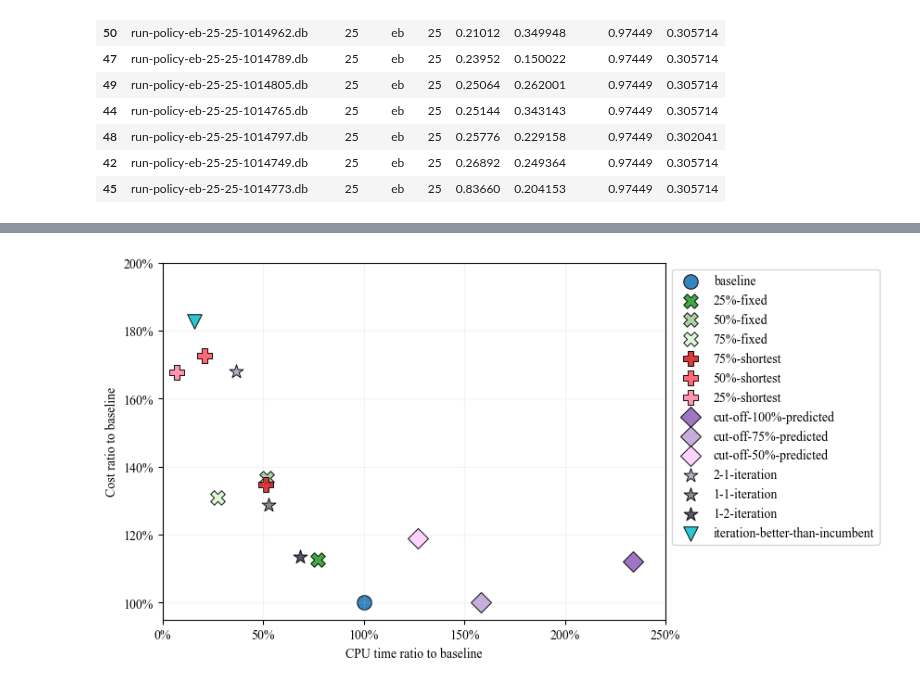
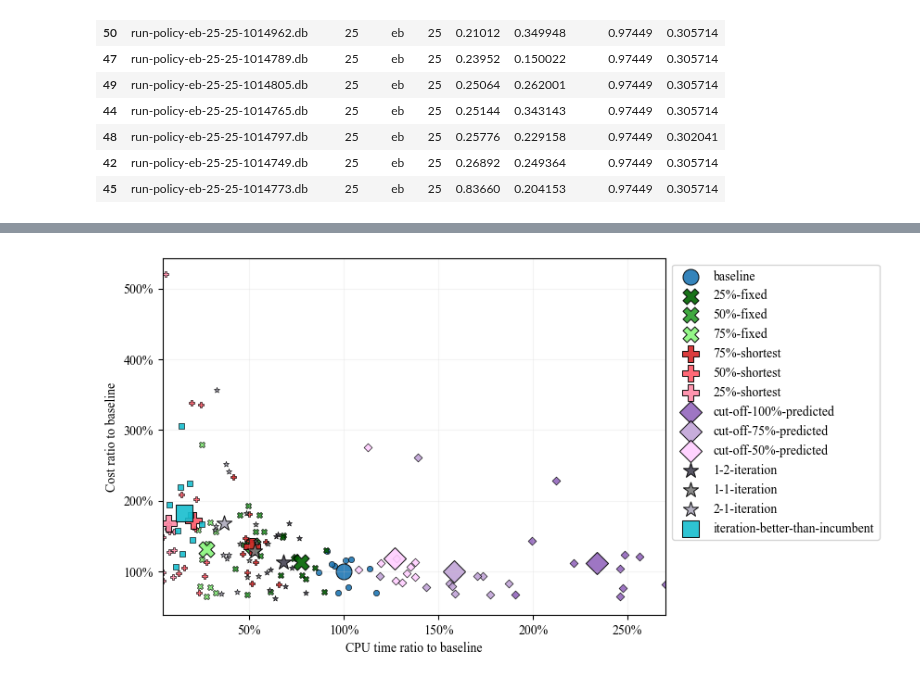
Before and after one commit to zakrzewow/raw-algorithm-portfolios, a Jupyter notebook: results.ipynb, the cells around one changed output, grey strips where cells are left out. Cells and saved outputs as stored; diff of their text form; code cells hidden in the pictures.

```diff
--- a/results.ipynb
+++ b/results.ipynb
@@ -238,9 +222,9 @@ fig, ax = plt.subplots(figsize=(7, 5))
 
 COLORS = {
     ("baseline", ""): "#1f77b4",
-    ("ea", "25"): "#2ca02c",
-    ("ea", "50"): "#a4cb9b",
-    ("ea", "75"): "#ddf8d6",
+    ("ea", "25"): "#006300",
+    ("ea", "50"): "#2ca02c",
+    ("ea", "75"): "#89f57b",
     ("eb", "75"): "#d62728",
     ("eb", "50"): "#ff5968",
     ("eb", "25"): "#ff8aa7",
@@ -271,35 +255,49 @@ LABELS = {
 }
 
 MARKERS = {
     "baseline": "o",
     "ea": "X",
     "eb": "P",
     "ec": "D",
     "ia": "*",
-    "ib": "v",
+    "ib": "s",
 }
+BASELINE_COST = df25_agg.at[("baseline", ""), "cost"]
+BASELINE_CPU_TIME = df25_agg.at[("baseline", ""), "cpu_time"]
 
 for (policy, parg), row in df25_agg.iterrows():
+    _ = df.loc[(df["policy"] == policy) & (df["parg"] == parg)]
+    plt.scatter(
+        _["cpu_time"] / BASELINE_CPU_TIME,
+        _["cost"] / BASELINE_COST,
+        s=20,
+        alpha=0.9,
+        color=COLORS[(policy, parg)],
+        marker=MARKERS[policy],
+        linewidths=0.5,
+        edgecolor="black",
+    )
     plt.scatter(
         row["cpu_time_ratio_to_baseline"],
         row["cost_ratio_to_baseline"],
-        s=125,
+        s=150,
         alpha=0.9,
         color=COLORS[(policy, parg)],
         marker=MARKERS[policy],
         linewidths=0.75,
         edgecolor="black",
         label=LABELS[(policy, parg)],
     )
 
 ax.xaxis.set_major_formatter(mtick.PercentFormatter(xmax=1, decimals=0))
 ax.yaxis.set_major_formatter(mtick.PercentFormatter(xmax=1, decimals=0))
 
 plt.legend(bbox_to_anchor=(1, 1), loc='upper left')
 plt.xlabel("CPU time ratio to baseline")
 plt.ylabel("Cost ratio to baseline")
-plt.xlim(0, 2.5)
-plt.ylim(0.95, 2)
+# plt.xlim(0, 2.5)
+# plt.xlim(0, 1)
+# plt.ylim(0.9, 2)
 plt.show()
 # %% [output]
-[figure, old version]
+[figure, new version]
```
Also changed, not shown: parts of 4 cells of this notebook.
